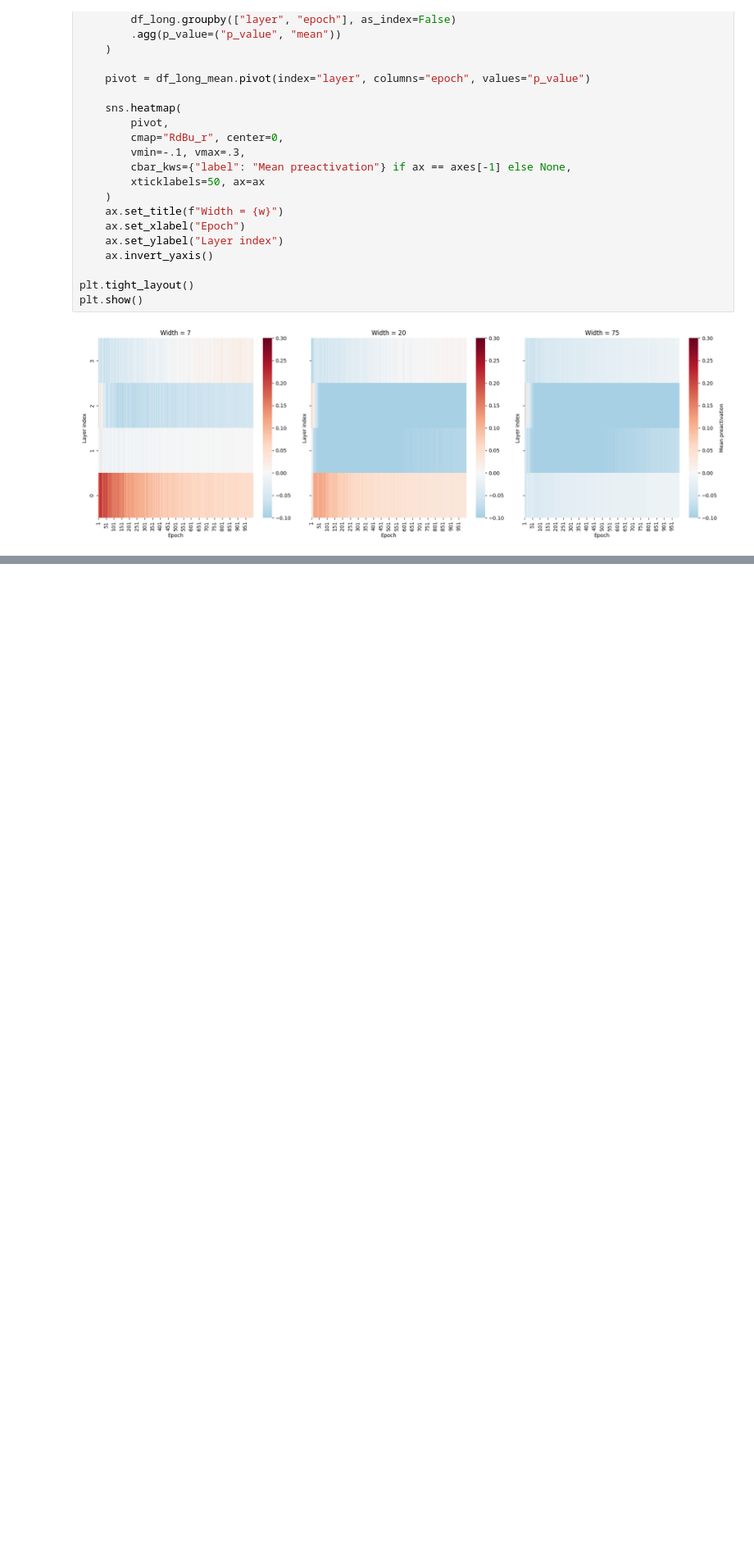
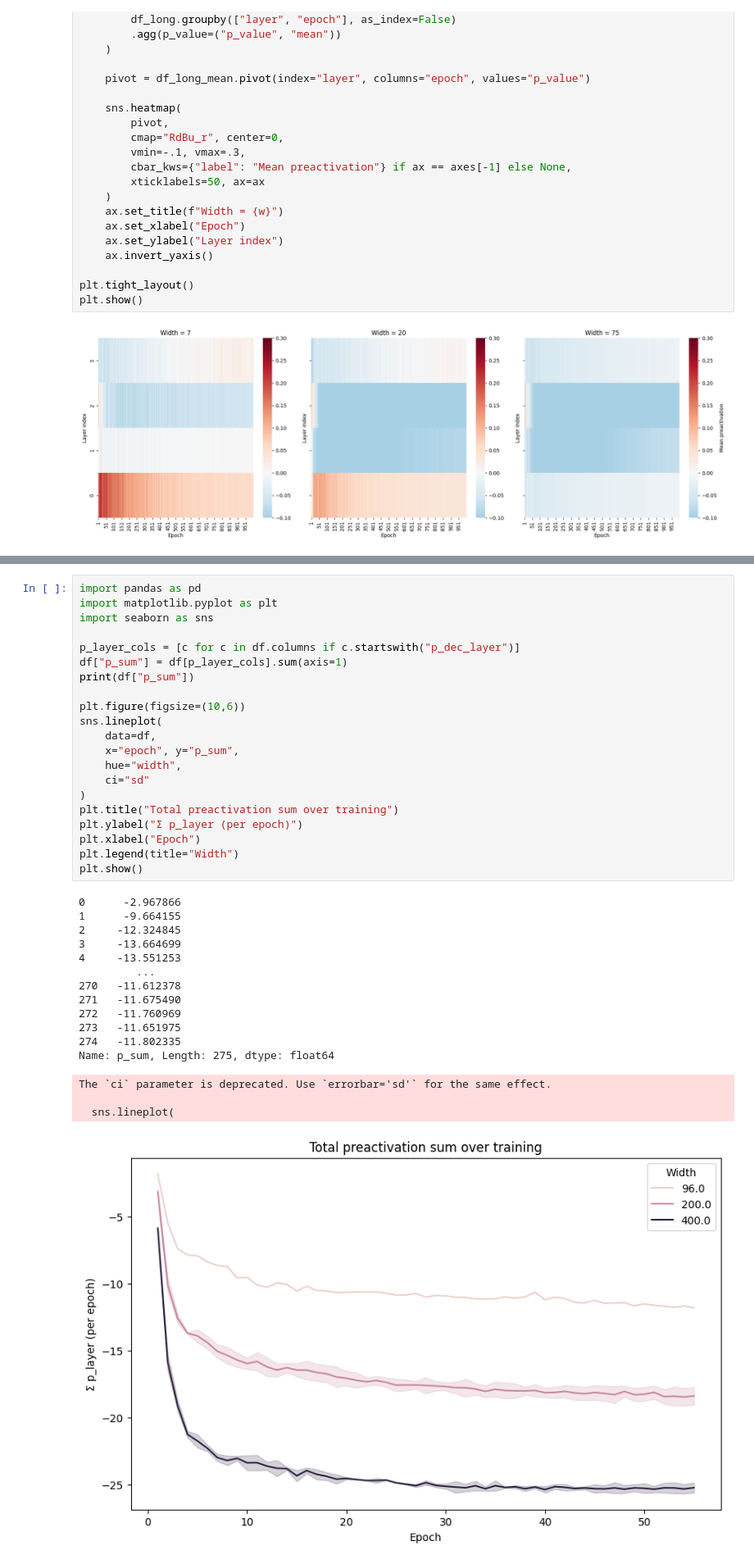
Before and after one commit to andrei-lucian/MSc_Thesis, a Jupyter notebook: results.ipynb, the cells around one changed output, grey strips where cells are left out. Shown at 82% size. Cells and saved outputs as stored; diff of their text form; blank space fills up the shorter version.

```diff
--- a/results.ipynb
+++ b/results.ipynb
@@ -502,0 +623,38 @@ plt.show()
+# %%
+import pandas as pd
+import matplotlib.pyplot as plt
+import seaborn as sns
+
+p_layer_cols = [c for c in df.columns if c.startswith("p_dec_layer")]
+df["p_sum"] = df[p_layer_cols].sum(axis=1)
+print(df["p_sum"])
+
+plt.figure(figsize=(10,6))
+sns.lineplot(
+    data=df,
+    x="epoch", y="p_sum",
+    hue="width",
+    ci="sd"
+)
+plt.title("Total preactivation sum over training")
+plt.ylabel("Σ p_layer (per epoch)")
+plt.xlabel("Epoch")
+plt.legend(title="Width")
+plt.show()
+# %% [output]
+0      -2.967866
+1      -9.664155
+2     -12.324845
+3     -13.664699
+4     -13.551253
+         ...
+270   -11.612378
+271   -11.675490
+272   -11.760969
+273   -11.651975
+274   -11.802335
+Name: p_sum, Length: 275, dtype: float64
+The `ci` parameter is deprecated. Use `errorbar='sd'` for the same effect.
+
+  sns.lineplot(
+[figure, added]
```
Also changed, not shown: parts of 13 cells of this notebook, 28 other files.
